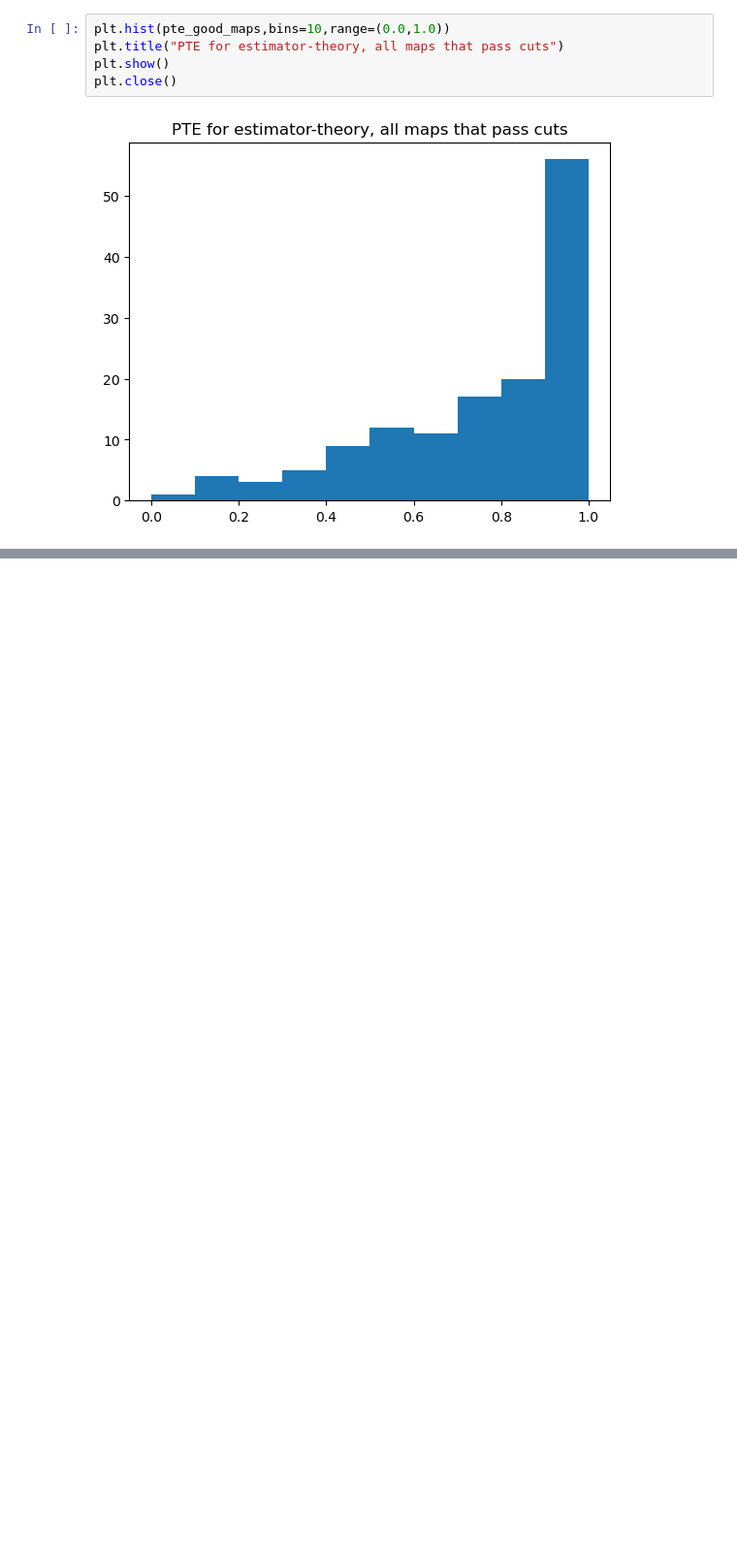
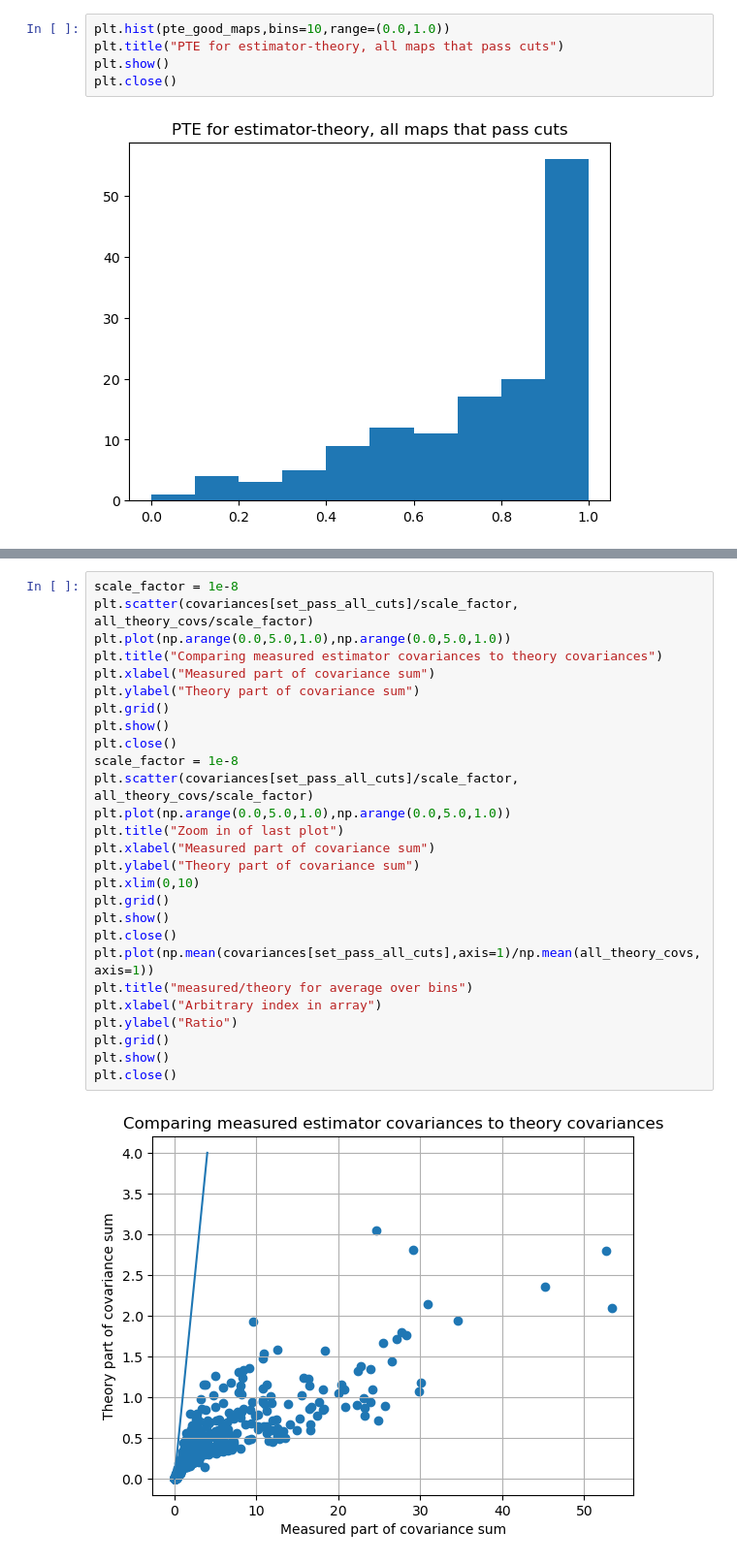
Before and after one commit to zhuber21/act-axion-analysis, a Jupyter notebook: notebooks/array_diff_larger_set_20250124.ipynb, the cells around one changed output, grey strips where cells are left out. Shown at 97% size. Drawn from its saved outputs; the diff is of its cells as text; blank space fills up the shorter version.

```diff
--- a/notebooks/array_diff_larger_set_20250124.ipynb
+++ b/notebooks/array_diff_larger_set_20250124.ipynb
@@ -275,0 +311,29 @@ estimators[pair[0]].shape
+# %%
+scale_factor = 1e-8
+plt.scatter(covariances[set_pass_all_cuts]/scale_factor, all_theory_covs/scale_factor)
+plt.plot(np.arange(0.0,5.0,1.0),np.arange(0.0,5.0,1.0))
+plt.title("Comparing measured estimator covariances to theory covariances")
+plt.xlabel("Measured part of covariance sum")
+plt.ylabel("Theory part of covariance sum")
+plt.grid()
+plt.show()
+plt.close()
+scale_factor = 1e-8
+plt.scatter(covariances[set_pass_all_cuts]/scale_factor, all_theory_covs/scale_factor)
+plt.plot(np.arange(0.0,5.0,1.0),np.arange(0.0,5.0,1.0))
+plt.title("Zoom in of last plot")
+plt.xlabel("Measured part of covariance sum")
+plt.ylabel("Theory part of covariance sum")
+plt.xlim(0,10)
+plt.grid()
+plt.show()
+plt.close()
+plt.plot(np.mean(covariances[set_pass_all_cuts],axis=1)/np.mean(all_theory_covs,axis=1))
+plt.title("measured/theory for average over bins")
+plt.xlabel("Arbitrary index in array")
+plt.ylabel("Ratio")
+plt.grid()
+plt.show()
+plt.close()
+# %% [output]
+[figure, added]
```
Also changed, not shown: parts of 8 cells of this notebook, 1 other file.
